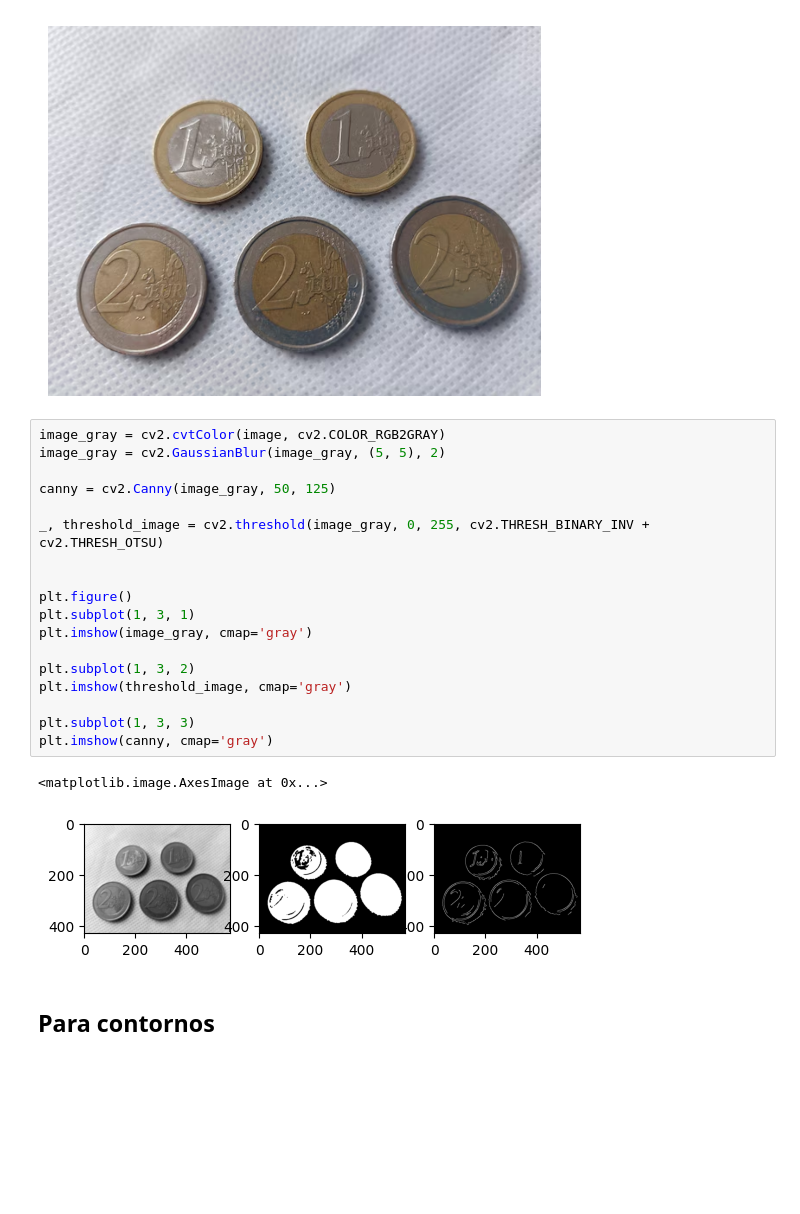
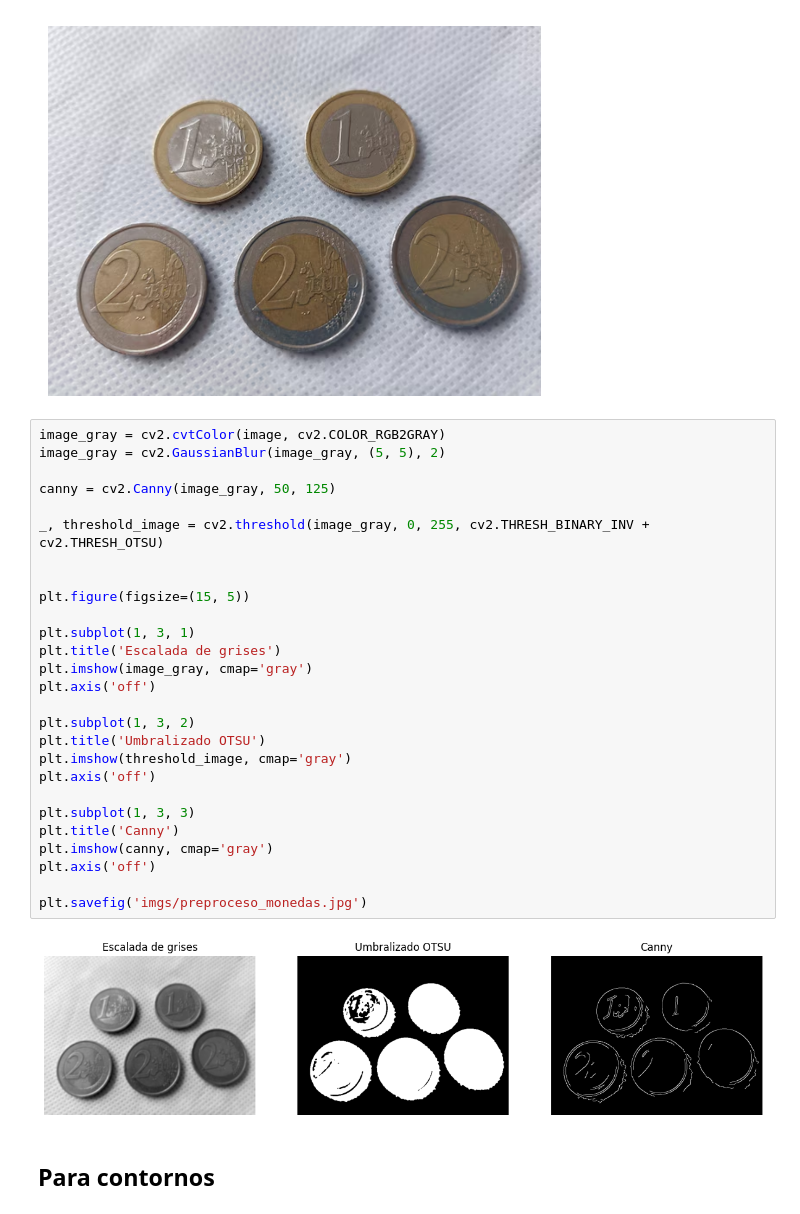
Before and after one commit to Javier-Castilla/VC-P3, a Jupyter notebook: Practica3.ipynb, the cells around one changed output. Cells and saved outputs as stored; diff of their text form; blank space fills up the shorter version.

```diff
--- a/Practica3.ipynb
+++ b/Practica3.ipynb
@@ -17,23 +17,31 @@ plt.imshow(image, cmap='gray')
 # %%
 image_gray = cv2.cvtColor(image, cv2.COLOR_RGB2GRAY)
 image_gray = cv2.GaussianBlur(image_gray, (5, 5), 2)
 
 canny = cv2.Canny(image_gray, 50, 125)
 
 _, threshold_image = cv2.threshold(image_gray, 0, 255, cv2.THRESH_BINARY_INV + cv2.THRESH_OTSU)
 
 
-plt.figure()
+plt.figure(figsize=(15, 5))
+
 plt.subplot(1, 3, 1)
+plt.title('Escalada de grises')
 plt.imshow(image_gray, cmap='gray')
+plt.axis('off')
 
 plt.subplot(1, 3, 2)
+plt.title('Umbralizado OTSU')
 plt.imshow(threshold_image, cmap='gray')
+plt.axis('off')
 
 plt.subplot(1, 3, 3)
+plt.title('Canny')
 plt.imshow(canny, cmap='gray')
+plt.axis('off')
+
+plt.savefig('imgs/preproceso_monedas.jpg')
 # %% [output]
-<matplotlib.image.AxesImage at 0x...>
-[figure, old version]
+[figure, new version]
 # %% [markdown]
 ## Para contornos
```
Also changed, not shown: parts of 3 cells of this notebook, 9 other files.
